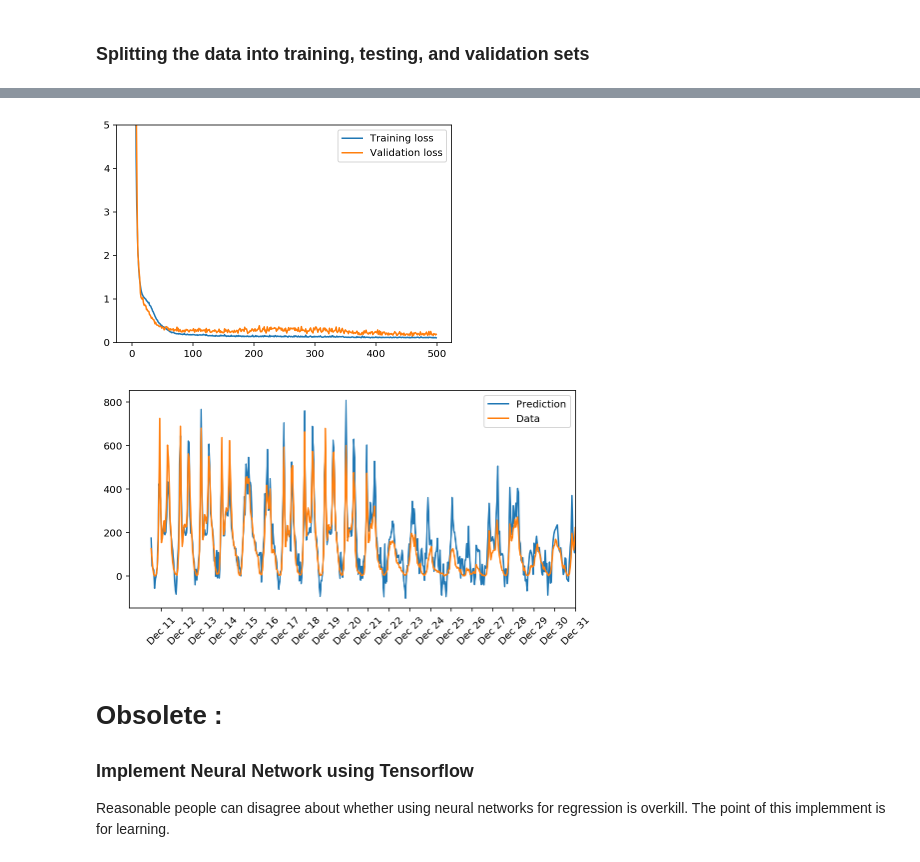
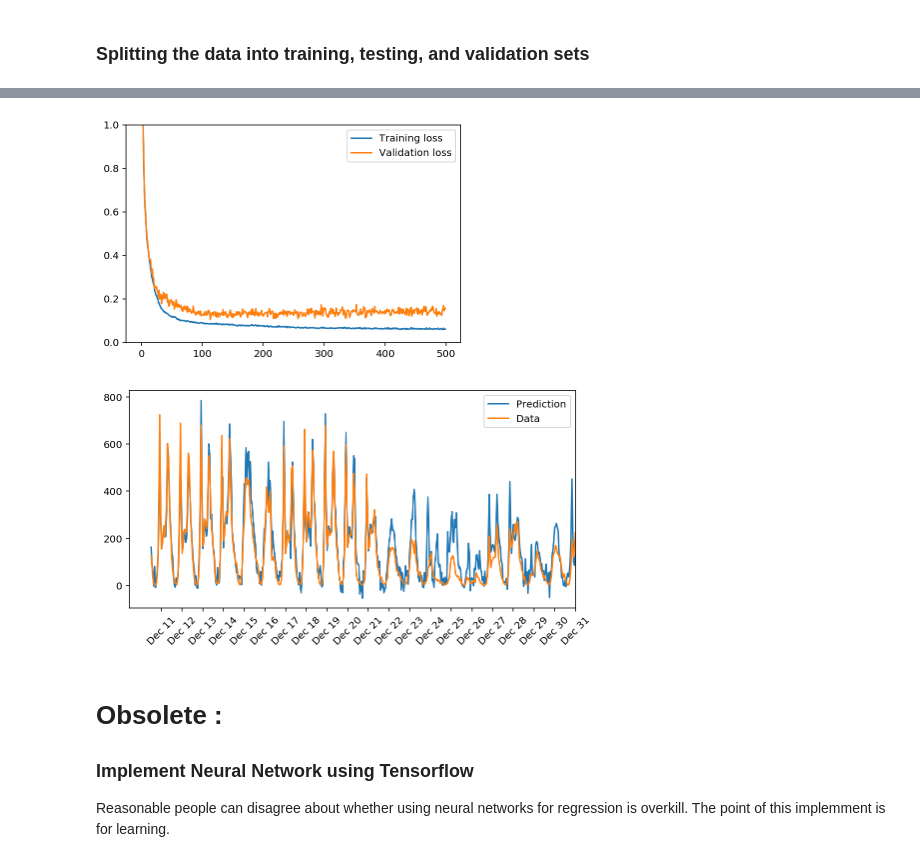
Before and after one commit to Lanbig/bike-sharing-prediction, a Jupyter notebook: Tensorflow-NN-Bike-Prediction.ipynb, the cells around one changed output, grey strips where cells are left out. Drawn from its saved outputs; the diff is of its cells as text; code cells hidden in the pictures.

Commit message:
Using Sigmoid activation instead of Relu

```diff
--- a/Tensorflow-NN-Bike-Prediction.ipynb
+++ b/Tensorflow-NN-Bike-Prediction.ipynb
@@ -117,13 +117,13 @@ keep_prob = tf.placeholder(tf.float32)
 def NeuralNetwork(x, weights, biases):
     # Hidden layer with RELU activation
     layer_1 = tf.add(tf.matmul(x, weights['h1']), biases['b1'])
-    layer_1 = tf.nn.relu(layer_1)
+    layer_1 = tf.sigmoid(layer_1)
     # Dropout on hidden layer: RELU layer
     hidden_layer_1_dropout = tf.nn.dropout(layer_1, keep_prob)
 
     # Hidden layer with RELU activation
     layer_2 = tf.add(tf.matmul(layer_1, weights['h2']), biases['b2'])
-    layer_2 = tf.nn.relu(layer_2)
+    layer_2 = tf.sigmoid(layer_2)
     hidden_layer_2_dropout = tf.nn.dropout(layer_2, keep_prob)
 
 
@@ -192,11 +192,11 @@ Progress: 99.8%... Training loss: 0.103 ... Validation loss: 0.183
 # %%
 plt.plot(losses['train'], label='Training loss')
 plt.plot(losses['validation'], label='Validation loss')
-plt.ylim([0,5])
+plt.ylim([0,1])
 plt.legend()
 _ = plt.ylim()
 # %% [output]
-[figure, old version]
+[figure, new version]
 # %%
 fig, ax = plt.subplots(figsize=(8,4))
 
@@ -214,7 +214,7 @@ dates = dates.apply(lambda d: d.strftime('%b %d'))
 ax.set_xticks(np.arange(len(dates))[12::24])
 _ = ax.set_xticklabels(dates[12::24], rotation=45)
 # %% [output]
-[figure, old version]
+[figure, new version]
 # %% [markdown]
 # Obsolete :
 ### Implement Neural Network using Tensorflow
```
Also changed, not shown: parts of 1 cell of this notebook.
